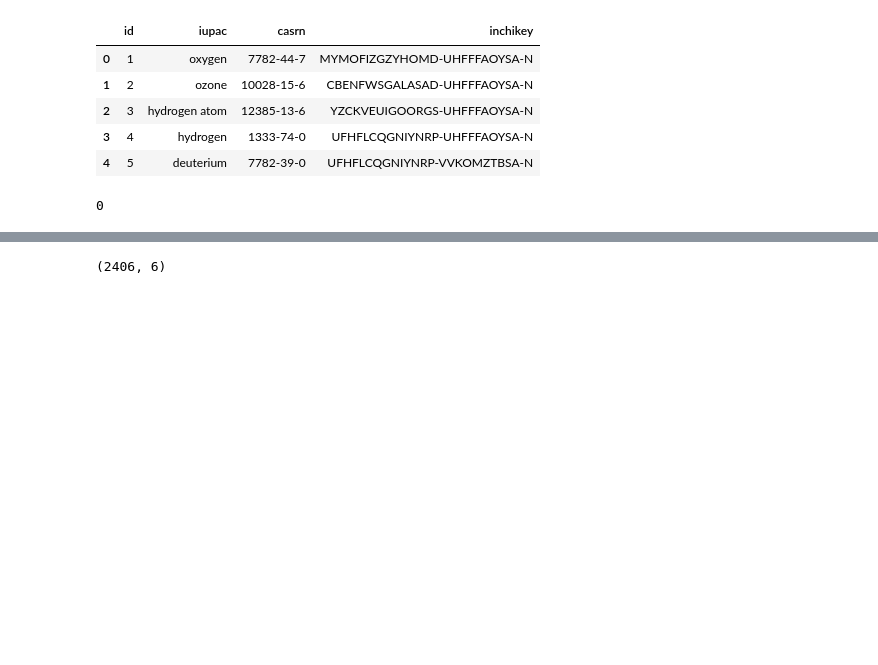
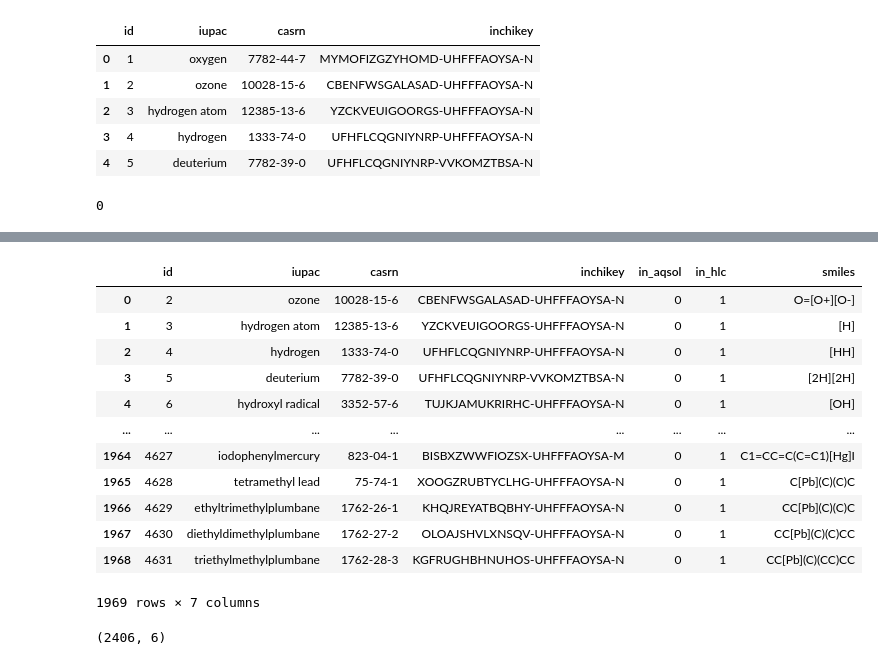
Before and after one commit to avekassy1/CHEM3012-Dissertation, a Jupyter notebook: Database/Merged/combine.ipynb, the cells around one changed output, grey strips where cells are left out. Saved outputs shown, nothing was run; the diff lists cells and outputs as text; code cells hidden in the pictures; blank space fills up the shorter version.

```diff
--- a/Database/Merged/combine.ipynb
+++ b/Database/Merged/combine.ipynb
@@ -84,0 +98,17 @@ unmatched_hlc.head()
+# %%
+unmatched_hlc = unmatched_hlc.merge(smiles_unmatched, how='inner')
+unmatched_hlc
+# %% [output]
+|  | id | iupac | casrn | inchikey | in_aqsol | in_hlc | smiles |
+| 0 | 2 | ozone | 10028-15-6 | CBENFWSGALASAD-UHFFFAOYSA-N | 0 | 1 | O=[O+][O-] |
+| 1 | 3 | hydrogen atom | 12385-13-6 | YZCKVEUIGOORGS-UHFFFAOYSA-N | 0 | 1 | [H] |
+| 2 | 4 | hydrogen | 1333-74-0 | UFHFLCQGNIYNRP-UHFFFAOYSA-N | 0 | 1 | [HH] |
+| 3 | 5 | deuterium | 7782-39-0 | UFHFLCQGNIYNRP-VVKOMZTBSA-N | 0 | 1 | [2H][2H] |
+| 4 | 6 | hydroxyl radical | 3352-57-6 | TUJKJAMUKRIRHC-UHFFFAOYSA-N | 0 | 1 | [OH] |
+| ... | ... | ... | ... | ... | ... | ... | ... |
+| 1964 | 4627 | iodophenylmercury | 823-04-1 | BISBXZWWFIOZSX-UHFFFAOYSA-M | 0 | 1 | C1=CC=C(C=C1)[Hg]I |
+| 1965 | 4628 | tetramethyl lead | 75-74-1 | XOOGZRUBTYCLHG-UHFFFAOYSA-N | 0 | 1 | C[Pb](C)(C)C |
+| 1966 | 4629 | ethyltrimethylplumbane | 1762-26-1 | KHQJREYATBQBHY-UHFFFAOYSA-N | 0 | 1 | CC[Pb](C)(C)C |
+| 1967 | 4630 | diethyldimethylplumbane | 1762-27-2 | OLOAJSHVLXNSQV-UHFFFAOYSA-N | 0 | 1 | CC[Pb](C)(C)CC |
+| 1968 | 4631 | triethylmethylplumbane | 1762-28-3 | KGFRUGHBHNUHOS-UHFFFAOYSA-N | 0 | 1 | CC[Pb](C)(CC)CC |
+1969 rows × 7 columns
```
Also changed, not shown: parts of 24 cells of this notebook, 6 other files.
